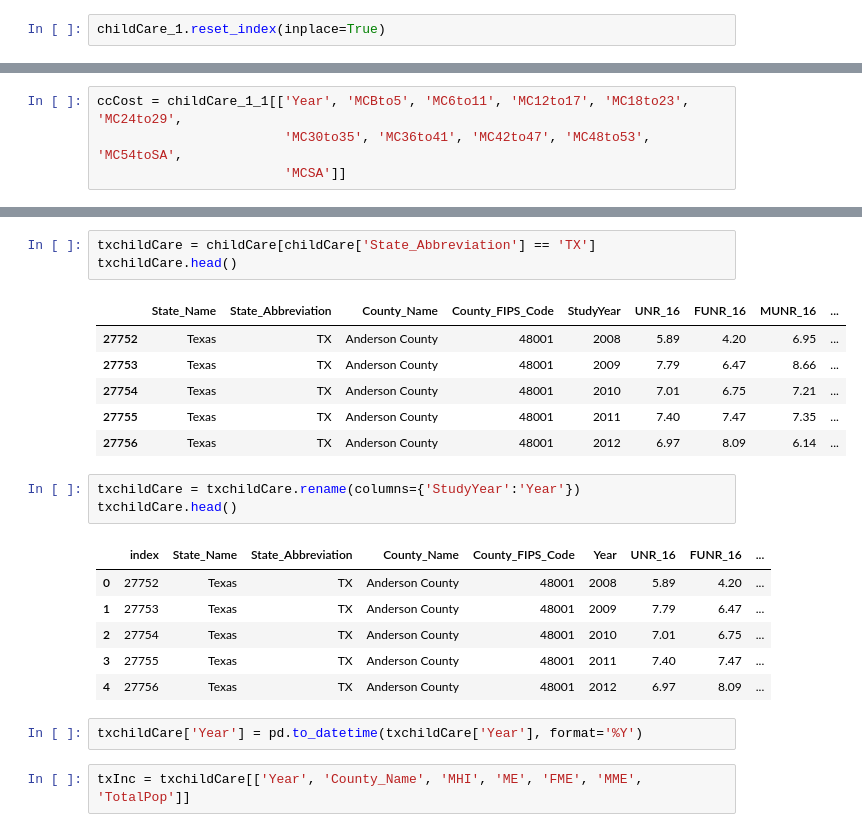
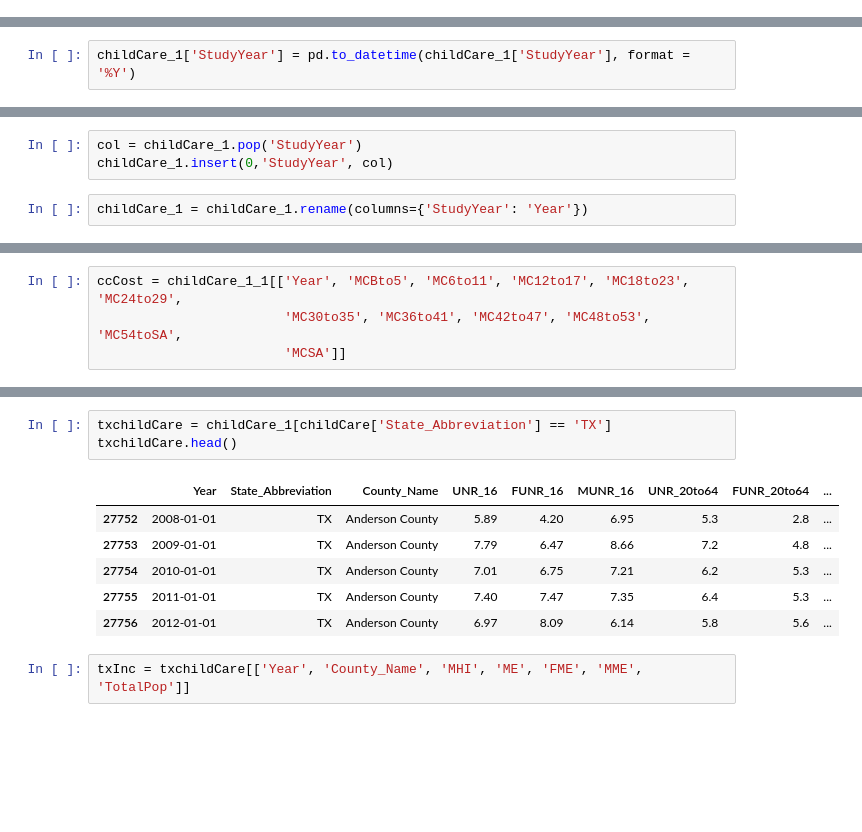
Before and after one commit to MWPerrineJr/data_vis_final, a Jupyter notebook: term.ipynb, the cells around one changed output, grey strips where cells are left out. Saved outputs shown, nothing was run; the diff lists cells and outputs as text; blank space fills up the shorter version.

Commit message:
update dataframe

```diff
--- a/term.ipynb
+++ b/term.ipynb
@@ -78,2 +61,0 @@ childCare_1.head()
-# %%
-childCare_1.reset_index(inplace=True)
@@ -88,0 +77,2 @@ childCare_1.head()
+# %%
+childCare_1['StudyYear'] = pd.to_datetime(childCare_1['StudyYear'], format = '%Y')
@@ -88,0 +94,5 @@ childCare_1.head()
+# %%
+col = childCare_1.pop('StudyYear')
+childCare_1.insert(0,'StudyYear', col)
+# %%
+childCare_1 = childCare_1.rename(columns={'StudyYear': 'Year'})
@@ -116,25 +135,13 @@ ccCost.head()
 # %%
-txchildCare = childCare[childCare['State_Abbreviation'] == 'TX']
+txchildCare = childCare_1[childCare['State_Abbreviation'] == 'TX']
 txchildCare.head()
 # %% [output]
-|  | State_Name | State_Abbreviation | County_Name | County_FIPS_Code | StudyYear | UNR_16 | FUNR_16 | MUNR_16 | ... |
-| 27752 | Texas | TX | Anderson County | 48001 | 2008 | 5.89 | 4.20 | 6.95 | ... |
-| 27753 | Texas | TX | Anderson County | 48001 | 2009 | 7.79 | 6.47 | 8.66 | ... |
-| 27754 | Texas | TX | Anderson County | 48001 | 2010 | 7.01 | 6.75 | 7.21 | ... |
-| 27755 | Texas | TX | Anderson County | 48001 | 2011 | 7.40 | 7.47 | 7.35 | ... |
-| 27756 | Texas | TX | Anderson County | 48001 | 2012 | 6.97 | 8.09 | 6.14 | ... |
+|  | Year | State_Abbreviation | County_Name | UNR_16 | FUNR_16 | MUNR_16 | UNR_20to64 | FUNR_20to64 | ... |
+| 27752 | 2008-01-01 | TX | Anderson County | 5.89 | 4.20 | 6.95 | 5.3 | 2.8 | ... |
+| 27753 | 2009-01-01 | TX | Anderson County | 7.79 | 6.47 | 8.66 | 7.2 | 4.8 | ... |
+| 27754 | 2010-01-01 | TX | Anderson County | 7.01 | 6.75 | 7.21 | 6.2 | 5.3 | ... |
+| 27755 | 2011-01-01 | TX | Anderson County | 7.40 | 7.47 | 7.35 | 6.4 | 5.3 | ... |
+| 27756 | 2012-01-01 | TX | Anderson County | 6.97 | 8.09 | 6.14 | 5.8 | 5.6 | ... |
-# %%
-txchildCare = txchildCare.rename(columns={'StudyYear':'Year'})
-txchildCare.head()
-# %% [output]
-|  | index | State_Name | State_Abbreviation | County_Name | County_FIPS_Code | Year | UNR_16 | FUNR_16 | ... |
-| 0 | 27752 | Texas | TX | Anderson County | 48001 | 2008 | 5.89 | 4.20 | ... |
-| 1 | 27753 | Texas | TX | Anderson County | 48001 | 2009 | 7.79 | 6.47 | ... |
-| 2 | 27754 | Texas | TX | Anderson County | 48001 | 2010 | 7.01 | 6.75 | ... |
-| 3 | 27755 | Texas | TX | Anderson County | 48001 | 2011 | 7.40 | 7.47 | ... |
-| 4 | 27756 | Texas | TX | Anderson County | 48001 | 2012 | 6.97 | 8.09 | ... |
-# %%
-txchildCare['Year'] = pd.to_datetime(txchildCare['Year'], format='%Y')
 # %%
 txInc = txchildCare[['Year', 'County_Name', 'MHI', 'ME', 'FME', 'MME', 'TotalPop']]
 # %%
```
Also changed, not shown: parts of 15 cells of this notebook.
